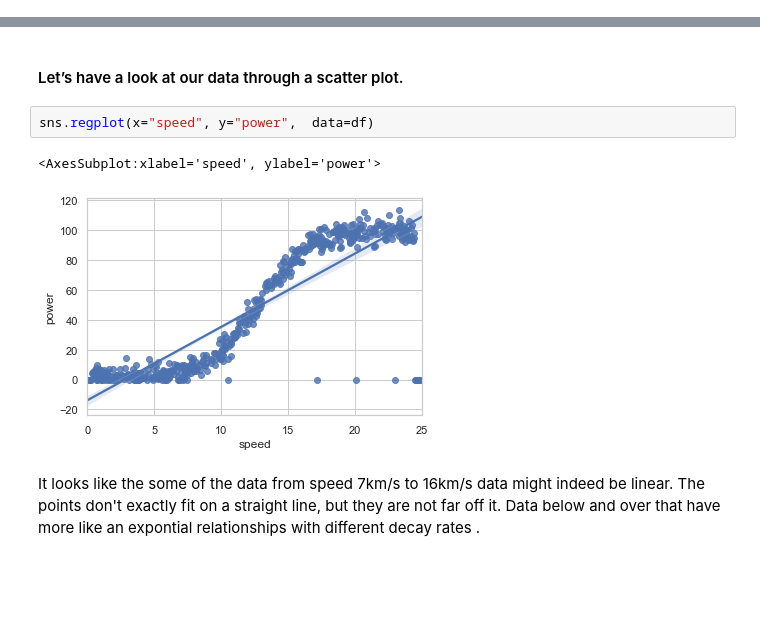
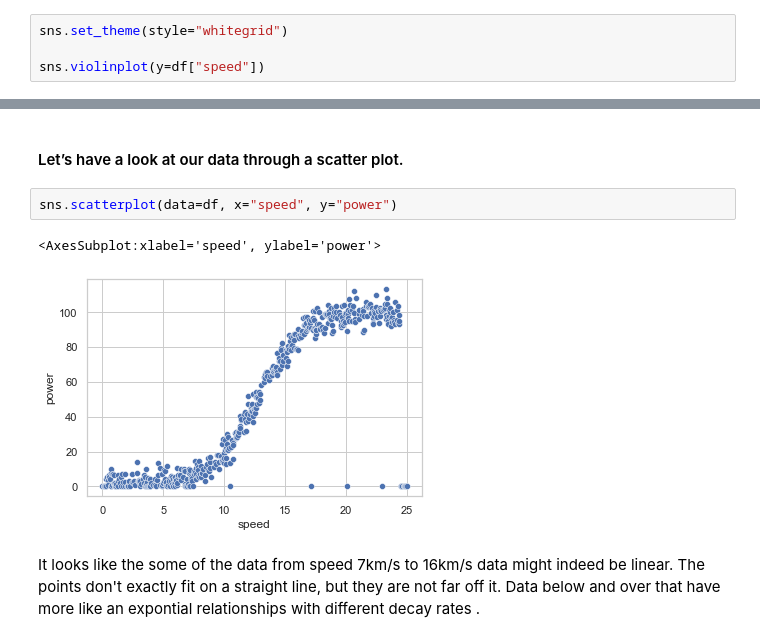
Before and after one commit to neadie/machine_learning_and_stats_project, a Jupyter notebook: MachineLearningAndStatsProject.ipynb, the cells around one changed output, grey strips where cells are left out. Drawn from its saved outputs; the diff is of its cells as text; blank space fills up the shorter version.

```diff
--- a/MachineLearningAndStatsProject.ipynb
+++ b/MachineLearningAndStatsProject.ipynb
@@ -100,0 +105,4 @@ With the info() shows that both columns of the dataset are of type float
+# %%
+sns.set_theme(style="whitegrid")
+
+sns.violinplot(y=df["speed"])
@@ -105,10 +134,10 @@ With the info() shows that both columns of the dataset are of type float
 # %% [markdown]
 #### Let’s have a look at our data through a scatter plot.
 # %%
-sns.regplot(x="speed", y="power",  data=df)
+sns.scatterplot(data=df, x="speed", y="power")
 # %% [output]
 <AxesSubplot:xlabel='speed', ylabel='power'>
-[figure, old version]
+[figure, new version]
 # %% [markdown]
 It looks like the some of the data from speed 7km/s to 16km/s data might indeed be linear. The points don't exactly fit on a straight line, but they are not far off it. Data below and over that have more like an expontial relationships with different decay rates .
 # %% [markdown]
```
Also changed, not shown: parts of 55 cells of this notebook, 1 other file.
